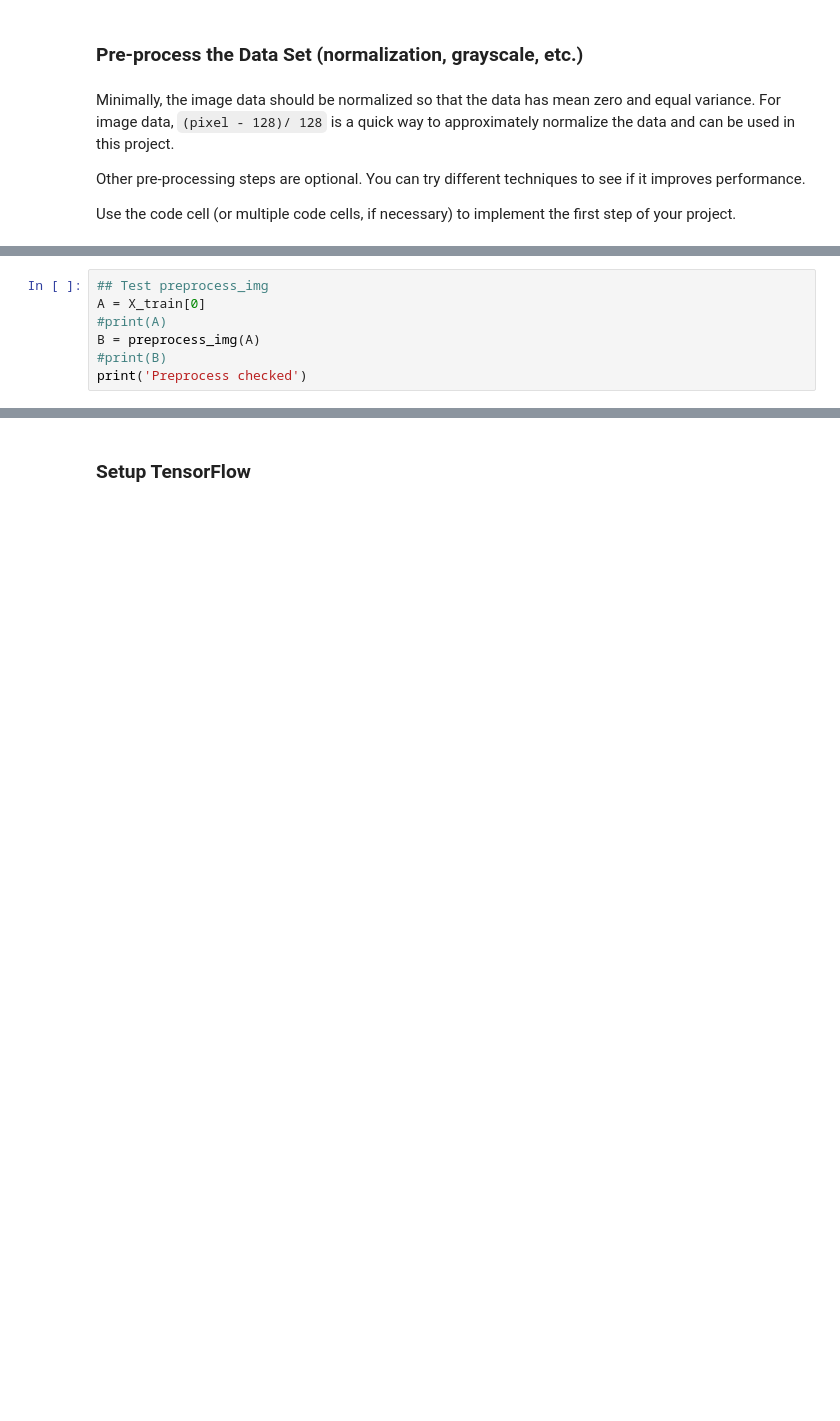
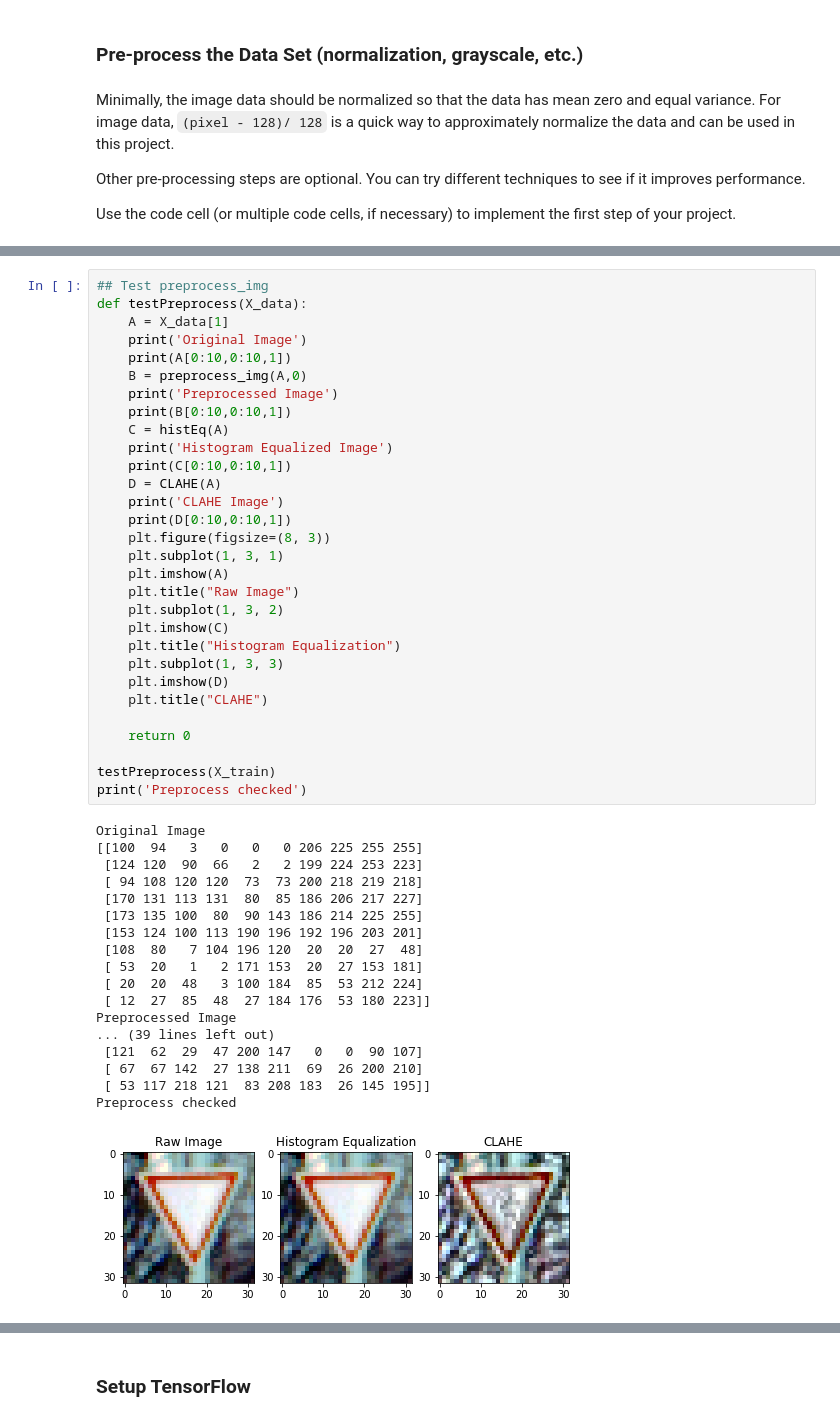
Before and after one commit to ChristianSAW/Traffic-Sign-Classifier, a Jupyter notebook: Traffic_Sign_Classifier.ipynb, the cells around one changed output, grey strips where cells are left out. Drawn from its saved outputs; the diff is of its cells as text; blank space fills up the shorter version.

Commit message:
Added completed and tested data processing section

```diff
--- a/Traffic_Sign_Classifier.ipynb
+++ b/Traffic_Sign_Classifier.ipynb
@@ -271,7 +246,0 @@ def preprocess_batch(X_data):
-# %%
-## Test preprocess_img
-A = X_train[0]
-#print(A)
-B = preprocess_img(A)
-#print(B)
-print('Preprocess checked')
@@ -278,3 +315,52 @@ print('Preprocess checked')
+# %%
+## Test preprocess_img
+def testPreprocess(X_data):
+    A = X_data[1]
+    print('Original Image')
+    print(A[0:10,0:10,1])
+    B = preprocess_img(A,0)
+    print('Preprocessed Image')
+    print(B[0:10,0:10,1])
+    C = histEq(A)
+    print('Histogram Equalized Image')
+    print(C[0:10,0:10,1])
+    D = CLAHE(A)
+    print('CLAHE Image')
+    print(D[0:10,0:10,1])
+    plt.figure(figsize=(8, 3))
+    plt.subplot(1, 3, 1)
+    plt.imshow(A)
+    plt.title("Raw Image")
+    plt.subplot(1, 3, 2)
+    plt.imshow(C)
+    plt.title("Histogram Equalization")
+    plt.subplot(1, 3, 3)
+    plt.imshow(D)
+    plt.title("CLAHE")
+
+    return 0
+
+testPreprocess(X_train)
+print('Preprocess checked')
+# %% [output]
+Original Image
+[[100  94   3   0   0   0 206 225 255 255]
+ [124 120  90  66   2   2 199 224 253 223]
+ [ 94 108 120 120  73  73 200 218 219 218]
+ [170 131 113 131  80  85 186 206 217 227]
+ [173 135 100  80  90 143 186 214 225 255]
+ [153 124 100 113 190 196 192 196 203 201]
+ [108  80   7 104 196 120  20  20  27  48]
+ [ 53  20   1   2 171 153  20  27 153 181]
+ [ 20  20  48   3 100 184  85  53 212 224]
+ [ 12  27  85  48  27 184 176  53 180 223]]
+Preprocessed Image
+... (39 lines left out)
+ [121  62  29  47 200 147   0   0  90 107]
+ [ 67  67 142  27 138 211  69  26 200 210]
+ [ 53 117 218 121  83 208 183  26 145 195]]
+Preprocess checked
+[figure, added]
 # %%
 ## [3] Image Augmentations and Transformations
 
```
Also changed, not shown: parts of 13 cells of this notebook.
